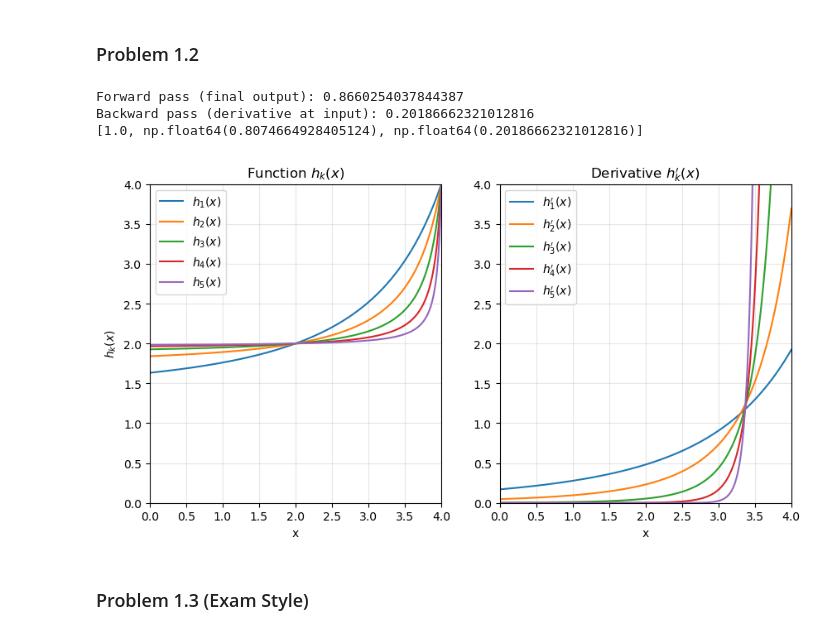
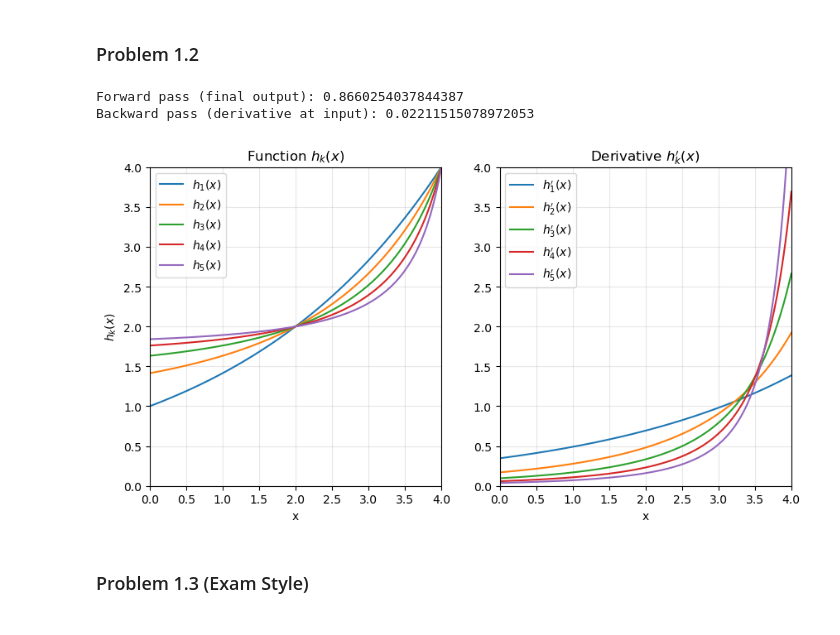
Before and after one commit to glianx/cs371, a Jupyter notebook: hw8/homework08.ipynb, the cells around one changed output. Saved outputs shown, nothing was run; the diff lists cells and outputs as text; code cells hidden in the pictures.

```diff
--- a/hw8/homework08.ipynb
+++ b/hw8/homework08.ipynb
@@ -35,92 +86,84 @@ _**Group Members:**_ Phillip Sievers, Gordon Liang, Jose Pablo Rivera
 # %% [markdown]
 ### Problem 1.2
 # %%
-from autograd import grad, numpy as anp
+from autograd import grad, elementwise_grad, numpy as anp
 from matplotlib import pyplot as plt
 import numpy as np
 
 def forward(functions, x):
-    values = [x]
-    for f in functions:
-        x = f(x)
-        values.append(x)
-    return values
+    def rec(fs, u):
+        if len(fs) == 1:
+            f, = fs
+            return [ f(u) ]
+        v = fs[0](u)
+        return [ v ] + rec(fs[1:],v)
+    return anp.array([ x ] + rec(functions, x))
 
 def backward(functions, values):
-    gradients = [1.0]
-    values = values[:len(values)-2] # drop y0
-    for f, v in zip(reversed(functions), values):
-        g = grad(f)(v) * anp.prod(gradients)
-        gradients.append(g)
-    return gradients
+    return np.prod([
+        elementwise_grad(functions[i])(values[i])
+    for i in range(len(functions))], axis = 0)
 
-def chain(functions, x, print_it=False):
-    values = forward(functions, x)
-    gradients = backward(functions, values)
-    if print_it:
-        print("Forward pass (final output):", values[-1])
-        print("Backward pass (derivative at input):", gradients[-1])
-    return gradients
+def chain(functions, x):
+    fwd = forward(functions, x)
+    bwd = backward(functions, fwd)
+    return fwd, bwd
+
 
 # from 1.1
 functions = [lambda x: anp.log(x), lambda x: anp.arctan(x), lambda x: anp.sin(x)]
 x = anp.exp(anp.sqrt(3))
-print(chain(functions, x, print_it=True))
+res = chain(functions, x)
+print("Forward pass (final output):", res[0][-1])
+print("Backward pass (derivative at input):", res[1])
 
 p = anp.sqrt(2)
 
 def make_functions(p, k):
     h1 = lambda x: p**x
     hs = [h1]
-    for i in range(k):
-        h = lambda x: p**h1(x)
-        hs.append(h)
+    for i in range(k-1):
+        prev = hs[-1]
+        hs.append(lambda x, f=prev: p**f(x))
     return hs
 
 # Plot setup
 x_vals = np.linspace(0, 4, 300)
-k_values = [1, 2, 3, 4, 5]
+#k_values = [1, 2, 3, 4, 5]
 p = anp.sqrt(2)
 
 # Plot h_k(x)
 plt.figure(figsize=(10, 5))
 plt.subplot(1, 2, 1)
-for k in k_values:
-    functions = make_functions(p, k)
-    y_vals = []
-    for x in x_vals:
-        result = x
-        for f in functions:
-            result = f(result)
-        y_vals.append(result)
-    plt.plot(x_vals, y_vals, label=f'$h_{k}(x)$')
+functions = make_functions(p, 5)
+i = 1
+for f in functions:
+    plt.plot(x_vals, f(x_vals), label=f'$h_{i}(x)$')
+    i += 1
 plt.xlabel('x')
 plt.ylabel('$h_k(x)$')
 plt.xlim(0, 4)
 plt.ylim(0, 4)
 plt.title('Function $h_k(x)$')
 plt.legend()
 plt.grid(True, alpha=0.3)
 
 # Plot h_k'(x)
 plt.subplot(1, 2, 2)
-for k in k_values:
-    functions = make_functions(p, k)
-    derivative_vals = []
-    for x in x_vals:
-        gradients = chain(functions, x)
-        derivative_vals.append(gradients[-1])
-    plt.plot(x_vals, derivative_vals, label=f'$h_{k}\'(x)$')
+functions = make_functions(p, 5)
+i = 1
+for f in functions:
+    plt.plot(x_vals, elementwise_grad(f)(x_vals), label=f'$h_{i}\'(x)$')
+    i += 1
 plt.xlabel('x')
 plt.xlim(0, 4)
 plt.ylim(0, 4)
 plt.title('Derivative $h_k\'(x)$')
 plt.legend()
 plt.grid(True, alpha=0.3)
 # %% [output]
 Forward pass (final output): 0.8660254037844387
-Backward pass (derivative at input): 0.20186662321012816
-[1.0, np.float64(0.8074664928405124), np.float64(0.20186662321012816)]
+Backward pass (derivative at input): 0.02211515078972053
-[figure, old version]
+[figure, new version]
 # %% [markdown]
 ### Problem 1.3 (Exam Style)
```
Also changed, not shown: parts of 6 cells of this notebook, 1 other file.
